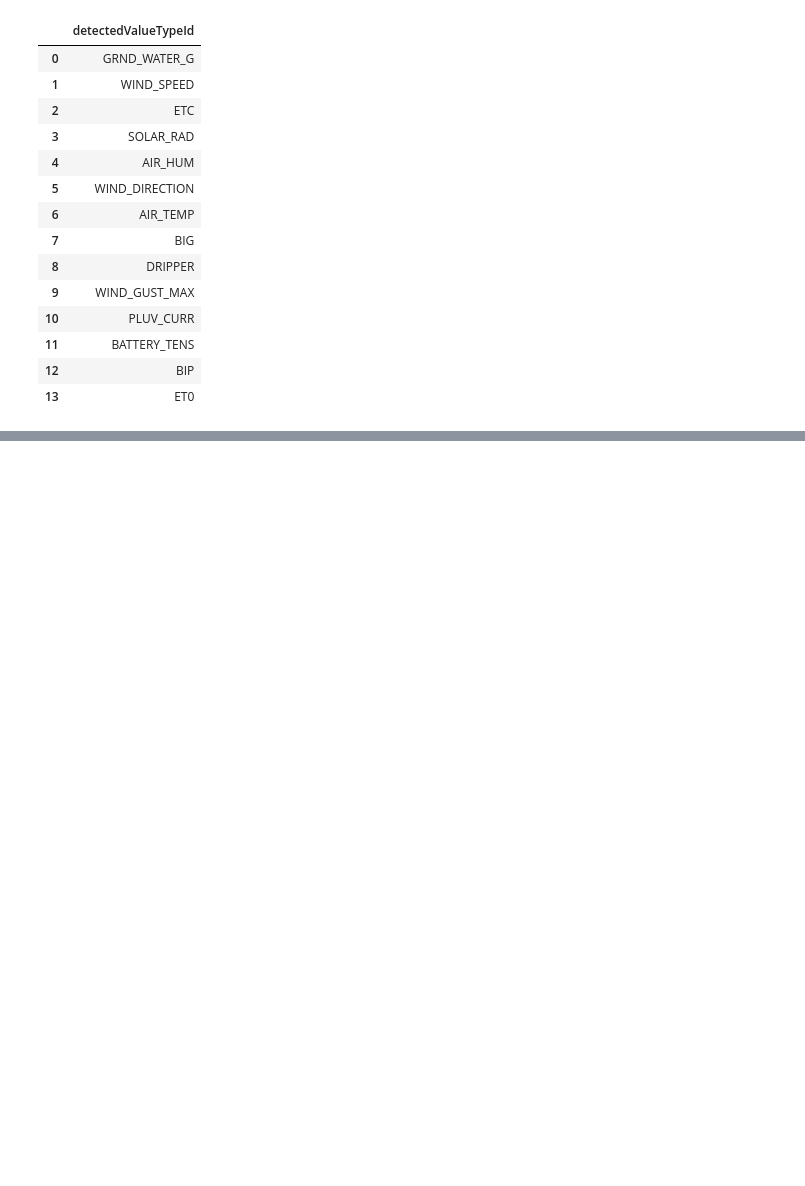
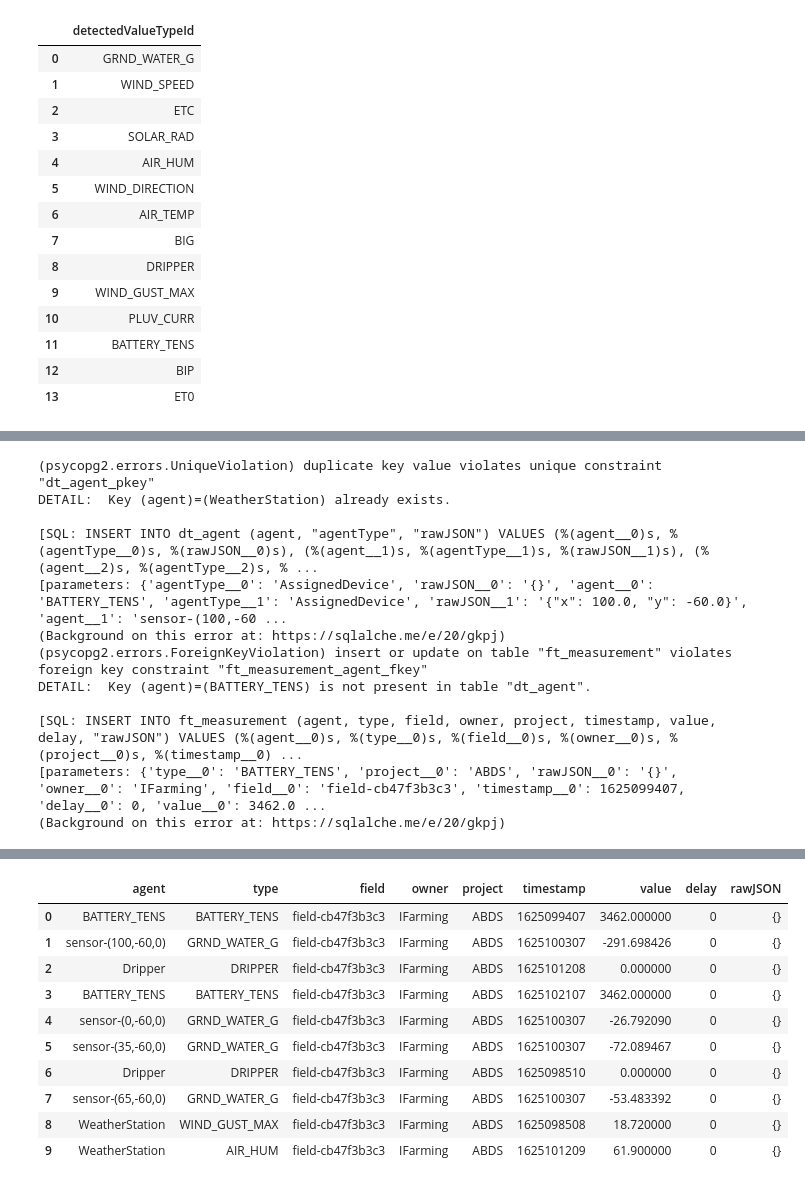
Before and after one commit to w4bo/dataset-watering, a Jupyter notebook: 2_extract_watering_real.ipynb, the cells around one changed output, grey strips where cells are left out. Drawn from its saved outputs; the diff is of its cells as text; code cells hidden in the pictures; blank space fills up the shorter version.

```diff
--- a/extract_watering.ipynb
+++ b/2_extract_watering_real.ipynb
@@ -176,17 +93,0 @@ dw
-# %%
-import json
-def row_to_json(row):
-    # row = row.to_dict()
-    row = {key: value for key, value in row.to_dict().items() if not pd.isna(value)}
-    return json.dumps(row)
-
-def compute_json(df, cols):
-    if isinstance(cols, dict):
-        jso = cols["json"] if "json" in cols else []
-    else:
-        jso = []
-
-    if jso == []:
-        df["rawJSON"] = json.dumps({})
-    else:
-        df["rawJSON"] = dw[jso].apply(lambda row: row_to_json(row), axis=1)
@@ -250,0 +128,50 @@ See the caveats in the documentation: https://pandas.pydata.org/pandas-docs/stab
+# %%
+tables = {
+    "dt_field": {
+        "col": ["field", "province", "region", "country"]
+    },
+    "dt_time": {
+        "col": ["timestamp", "datetime", "hour", "date", "month", "year"],
+        "json": []
+    },
+    "dt_agent": {
+        "col": ["agent", "agentType"],
+        "json": ["x", "y", "z"]
+    },
+    "ft_measurement": {
+        "col": ["agent", "type", "field", "owner", "project", "timestamp", "value", "delay"]
+    },
+}
+db_params = {
+    'host': config["OUT_HOST"],
+    'database': config["OUT_DB"],
+    'user': config["OUT_USER"],
+    'password': config["OUT_PWD"],
+    'port': config["OUT_PORT"]
+}
+conn_str = "postgresql+psycopg2://{user}:{password}@{host}:{port}/{database}".format(**db_params)
+engine = create_engine(conn_str)
+
+columns = get_columns(tables)
+for tablename, cols in tables.items():
+    try:
+        edf = dw[cols["col"]]
+        compute_json(edf, dw, cols)
+        edf[cols["col"] + ["rawJSON"]].drop_duplicates().to_sql(tablename, engine, if_exists='append', index=False)
+    except Exception as e:
+        print(e)
+
+edf
+# %% [output]
+(psycopg2.errors.UniqueViolation) duplicate key value violates unique constraint "dt_agent_pkey"
+DETAIL:  Key (agent)=(WeatherStation) already exists.
+
+[SQL: INSERT INTO dt_agent (agent, "agentType", "rawJSON") VALUES (%(agent__0)s, %(agentType__0)s, %(rawJSON__0)s), (%(agent__1)s, %(agentType__1)s, %(rawJSON__1)s), (%(agent__2)s, %(agentType__2)s, % ...
+[parameters: {'agentType__0': 'AssignedDevice', 'rawJSON__0': '{}', 'agent__0': 'BATTERY_TENS', 'agentType__1': 'AssignedDevice', 'rawJSON__1': '{"x": 100.0, "y": -60.0}', 'agent__1': 'sensor-(100,-60 ...
+(Background on this error at: https://sqlalche.me/e/20/gkpj)
+(psycopg2.errors.ForeignKeyViolation) insert or update on table "ft_measurement" violates foreign key constraint "ft_measurement_agent_fkey"
+DETAIL:  Key (agent)=(BATTERY_TENS) is not present in table "dt_agent".
+
+[SQL: INSERT INTO ft_measurement (agent, type, field, owner, project, timestamp, value, delay, "rawJSON") VALUES (%(agent__0)s, %(type__0)s, %(field__0)s, %(owner__0)s, %(project__0)s, %(timestamp__0) ...
+[parameters: {'type__0': 'BATTERY_TENS', 'project__0': 'ABDS', 'rawJSON__0': '{}', 'owner__0': 'IFarming', 'field__0': 'field-cb47f3b3c3', 'timestamp__0': 1625099407, 'delay__0': 0, 'value__0': 3462.0 ...
+(Background on this error at: https://sqlalche.me/e/20/gkpj)
@@ -250,0 +198,11 @@ See the caveats in the documentation: https://pandas.pydata.org/pandas-docs/stab
+|  | agent | type | field | owner | project | timestamp | value | delay | rawJSON |
+| 0 | BATTERY_TENS | BATTERY_TENS | field-cb47f3b3c3 | IFarming | ABDS | 1625099407 | 3462.000000 | 0 | {} |
+| 1 | sensor-(100,-60,0) | GRND_WATER_G | field-cb47f3b3c3 | IFarming | ABDS | 1625100307 | -291.698426 | 0 | {} |
+| 2 | Dripper | DRIPPER | field-cb47f3b3c3 | IFarming | ABDS | 1625101208 | 0.000000 | 0 | {} |
+| 3 | BATTERY_TENS | BATTERY_TENS | field-cb47f3b3c3 | IFarming | ABDS | 1625102107 | 3462.000000 | 0 | {} |
+| 4 | sensor-(0,-60,0) | GRND_WATER_G | field-cb47f3b3c3 | IFarming | ABDS | 1625100307 | -26.792090 | 0 | {} |
+| 5 | sensor-(35,-60,0) | GRND_WATER_G | field-cb47f3b3c3 | IFarming | ABDS | 1625100307 | -72.089467 | 0 | {} |
+| 6 | Dripper | DRIPPER | field-cb47f3b3c3 | IFarming | ABDS | 1625098510 | 0.000000 | 0 | {} |
+| 7 | sensor-(65,-60,0) | GRND_WATER_G | field-cb47f3b3c3 | IFarming | ABDS | 1625100307 | -53.483392 | 0 | {} |
+| 8 | WeatherStation | WIND_GUST_MAX | field-cb47f3b3c3 | IFarming | ABDS | 1625098508 | 18.720000 | 0 | {} |
+| 9 | WeatherStation | AIR_HUM | field-cb47f3b3c3 | IFarming | ABDS | 1625101209 | 61.900000 | 0 | {} |
```
Also changed, not shown: parts of 12 cells of this notebook, 5 other files.
